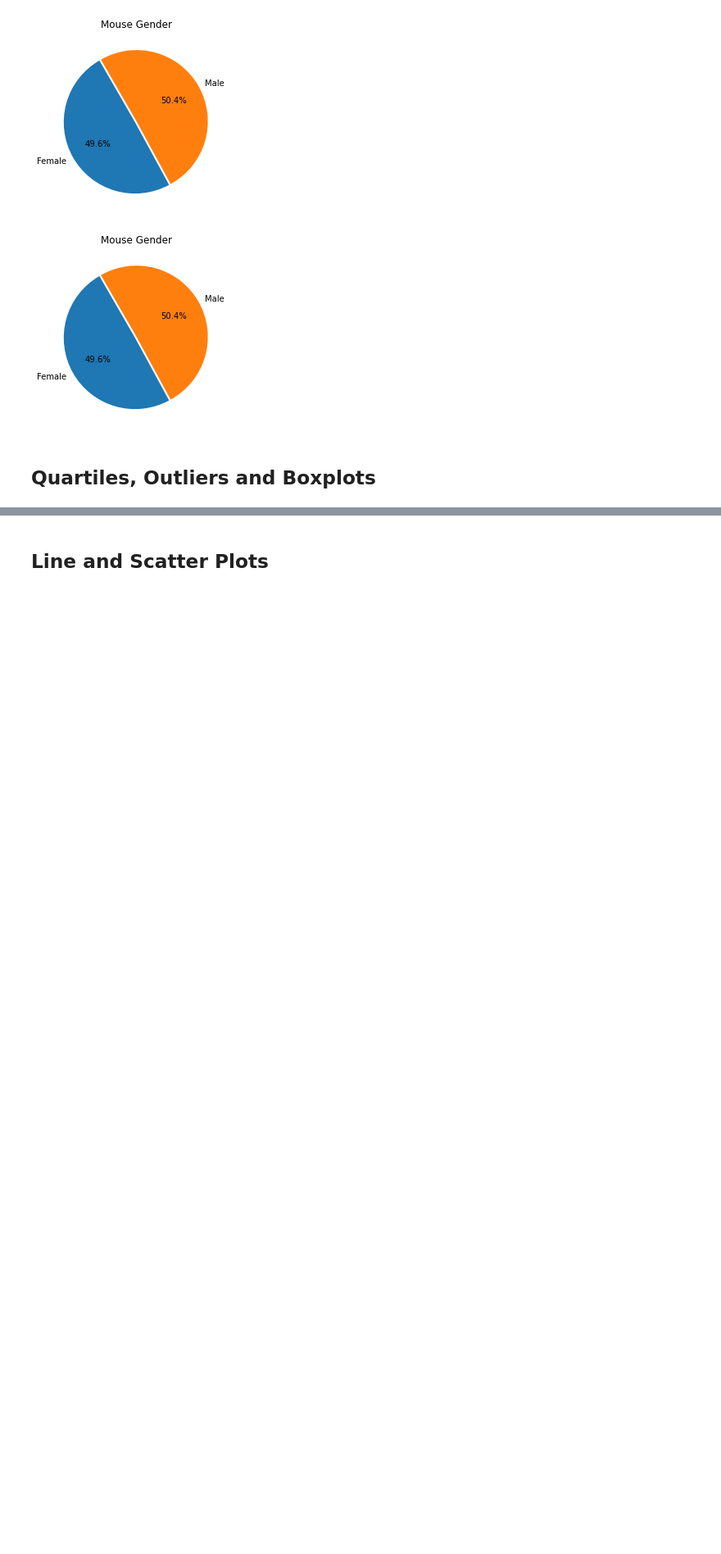
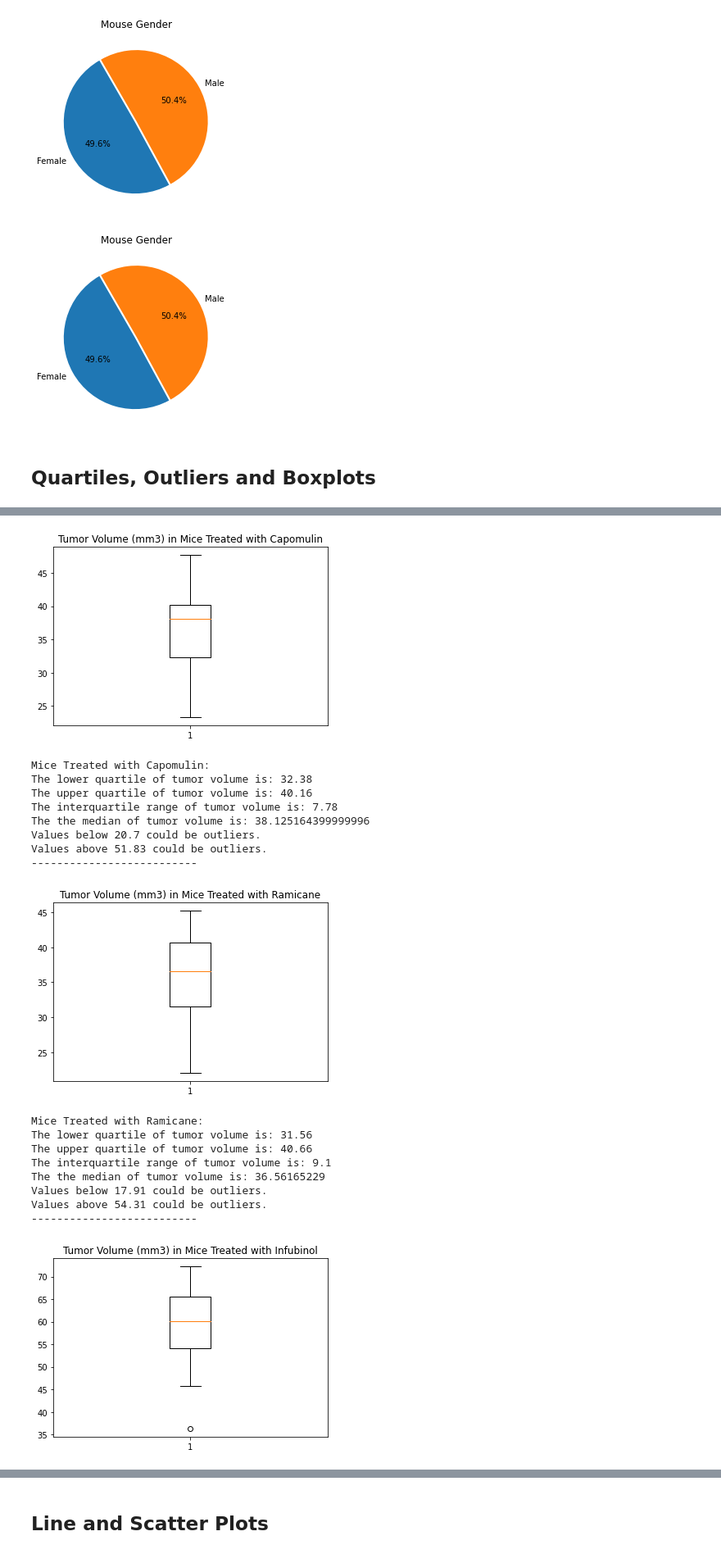
Before and after one commit to jondtran132/matplotlib_challenge, a Jupyter notebook: pymaceuticals_working.ipynb, the cells around one changed output, grey strips where cells are left out. Shown: that part at 82% size. Drawn from its saved outputs; the diff is of its cells as text; code cells hidden in the pictures; blank space fills up the shorter version.

```diff
--- a/pymaceuticals_starter.ipynb
+++ b/pymaceuticals_working.ipynb
@@ -178,6 +178,8 @@ plt.show()
 # Capomulin, Ramicane, Infubinol, and Ceftamin
 
 # Start by getting the last (greatest) timepoint for each mouse
-
+tp_df = pd.DataFrame(cleaned_df.groupby('Mouse ID').max()['Timepoint'])
 
 # Merge this group df with the original dataframe to get the tumor volume at the last timepoint
+last_tp_df = pd.merge(tp_df,cleaned_df,on=['Mouse ID','Timepoint'])
+last_tp_df
@@ -200,0 +200,57 @@ plt.show()
+# %%
+# Put treatments into a list for for loop (and later for plot labels)
+treatments = ['Capomulin','Ramicane','Infubinol','Ceftamin']
+
+# Create empty list to fill with tumor vol data (for plotting)
+tumor_vol = []
+
+# Calculate the IQR and quantitatively determine if there are any potential outliers.
+    # Locate the rows which contain mice on each drug and get the tumor volumes
+
+trtmnt_df = last_tp_df.loc[(last_tp_df['Drug Regimen'].isin(treatments)),
+                           ['Mouse ID','Drug Regimen','Tumor Volume (mm3)']]
+for drug in treatments:
+    #Draw Boxplots
+    plt.boxplot(trtmnt_df.loc[trtmnt_df['Drug Regimen'] == drug,'Tumor Volume (mm3)'])
+    plt.title(f'Tumor Volume (mm3) in Mice Treated with {drug}')
+    plt.show()
+
+    #Find quartile info
+    quartiles = trtmnt_df.loc[trtmnt_df['Drug Regimen'] == drug,'Tumor Volume (mm3)'].quantile([0.25,0.5,0.75])
+    lowerq = quartiles[.25]
+    upperq = quartiles[.75]
+    iqr = upperq-lowerq
+
+    # Determine outliers using upper and lower bounds
+    upper_bound = upperq + (1.5*iqr)
+    lower_bound = lowerq - (1.5*iqr)
+
+# Print out relevant information
+    print(f"Mice Treated with {drug}:")
+    print(f"The lower quartile of tumor volume is: {round(lowerq,2)}")
+    print(f"The upper quartile of tumor volume is: {round(upperq,2)}")
+    print(f"The interquartile range of tumor volume is: {round(iqr,2)}")
+    print(f"The the median of tumor volume is: {quartiles[0.5]} ")
+    print(f"Values below {round(lower_bound,2)} could be outliers.")
+    print(f"Values above {round(upper_bound,2)} could be outliers.")
+    print('--------------------------')
+# %% [output]
+[figure, added]
+Mice Treated with Capomulin:
+The lower quartile of tumor volume is: 32.38
+The upper quartile of tumor volume is: 40.16
+The interquartile range of tumor volume is: 7.78
+The the median of tumor volume is: 38.125164399999996
+Values below 20.7 could be outliers.
+Values above 51.83 could be outliers.
+--------------------------
+[figure, added]
+Mice Treated with Ramicane:
+The lower quartile of tumor volume is: 31.56
+The upper quartile of tumor volume is: 40.66
+The interquartile range of tumor volume is: 9.1
+The the median of tumor volume is: 36.56165229
+Values below 17.91 could be outliers.
+Values above 54.31 could be outliers.
+--------------------------
+[figure, added]
```
Also changed, not shown: parts of 8 cells of this notebook.
